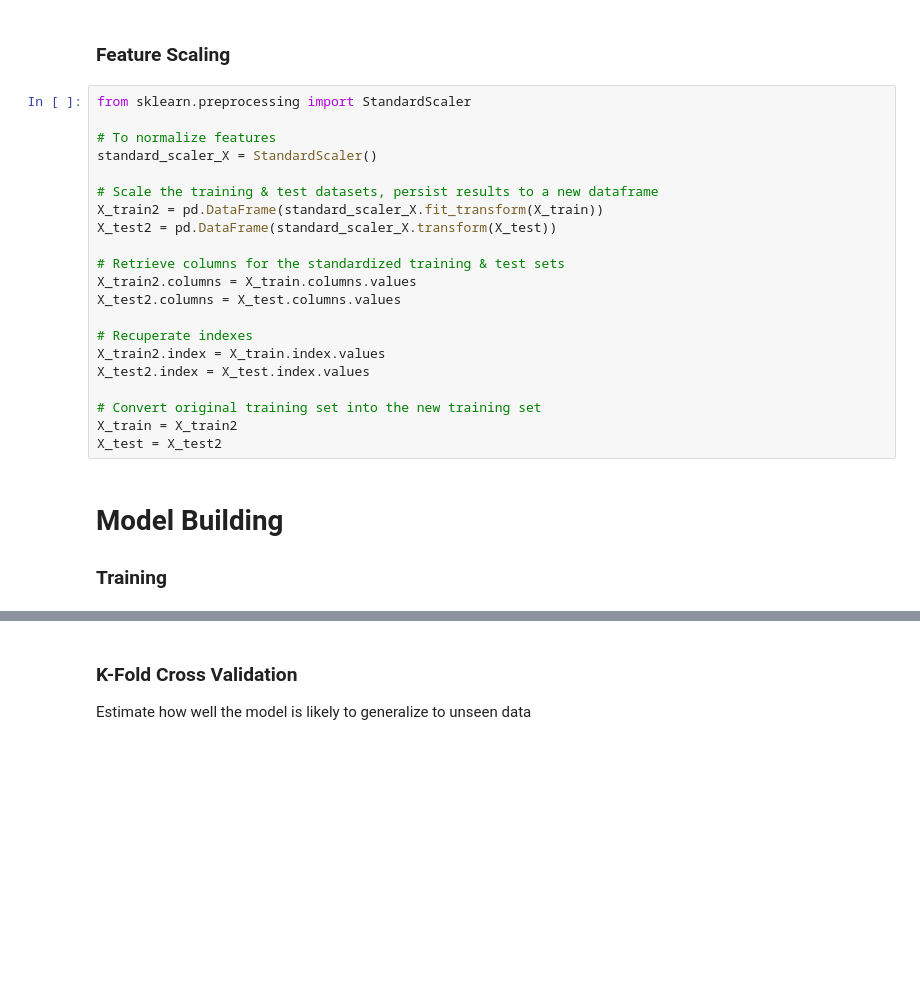
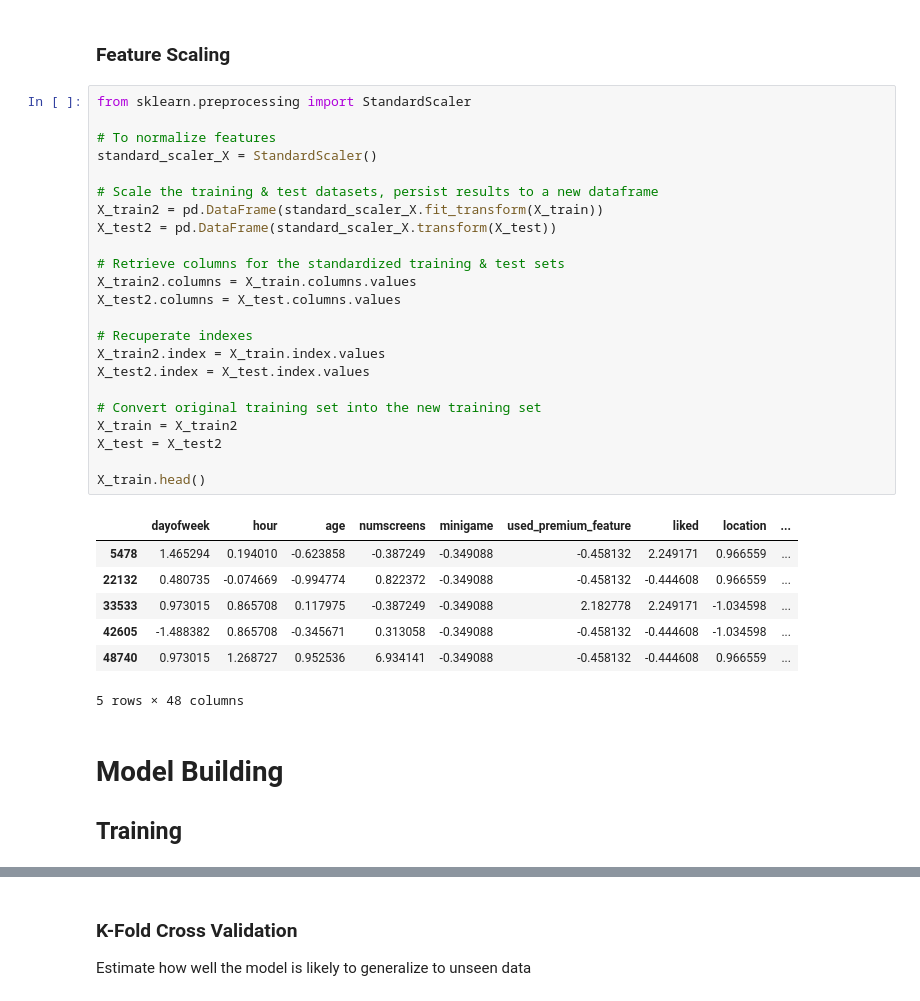
Before and after one commit to c-grigsby/ml-fintech-case-studies, a Jupyter notebook: directing-user-subscriptions/notebooks/directing-user-subscriptions_model.ipynb, the cells around one changed output, grey strips where cells are left out. Cells and saved outputs as stored; diff of their text form; blank space fills up the shorter version.

```diff
--- a/directing-user-subscriptions/notebooks/directing-user-subscriptions_model.ipynb
+++ b/directing-user-subscriptions/notebooks/directing-user-subscriptions_model.ipynb
@@ -61,28 +61,38 @@ X_test = X_test.drop(columns = ['user'])
 # %%
 from sklearn.preprocessing import StandardScaler
 
 # To normalize features
 standard_scaler_X = StandardScaler()
 
 # Scale the training & test datasets, persist results to a new dataframe
 X_train2 = pd.DataFrame(standard_scaler_X.fit_transform(X_train))
 X_test2 = pd.DataFrame(standard_scaler_X.transform(X_test))
 
 # Retrieve columns for the standardized training & test sets
 X_train2.columns = X_train.columns.values
 X_test2.columns = X_test.columns.values
 
 # Recuperate indexes
 X_train2.index = X_train.index.values
 X_test2.index = X_test.index.values
 
 # Convert original training set into the new training set
 X_train = X_train2
 X_test = X_test2
+
+X_train.head()
+# %% [output]
+|  | dayofweek | hour | age | numscreens | minigame | used_premium_feature | liked | location | ... |
+| 5478 | 1.465294 | 0.194010 | -0.623858 | -0.387249 | -0.349088 | -0.458132 | 2.249171 | 0.966559 | ... |
+| 22132 | 0.480735 | -0.074669 | -0.994774 | 0.822372 | -0.349088 | -0.458132 | -0.444608 | 0.966559 | ... |
+| 33533 | 0.973015 | 0.865708 | 0.117975 | -0.387249 | -0.349088 | 2.182778 | 2.249171 | -1.034598 | ... |
+| 42605 | -1.488382 | 0.865708 | -0.345671 | 0.313058 | -0.349088 | -0.458132 | -0.444608 | -1.034598 | ... |
+| 48740 | 0.973015 | 1.268727 | 0.952536 | 6.934141 | -0.349088 | -0.458132 | -0.444608 | 0.966559 | ... |
+5 rows × 48 columns
 # %% [markdown]
 # Model Building
 
-### Training
+## Training
 # %%
 from sklearn.linear_model import LogisticRegression
 import statsmodels.api as sm
```
Also changed, not shown: parts of 17 cells of this notebook, 1 other file.
